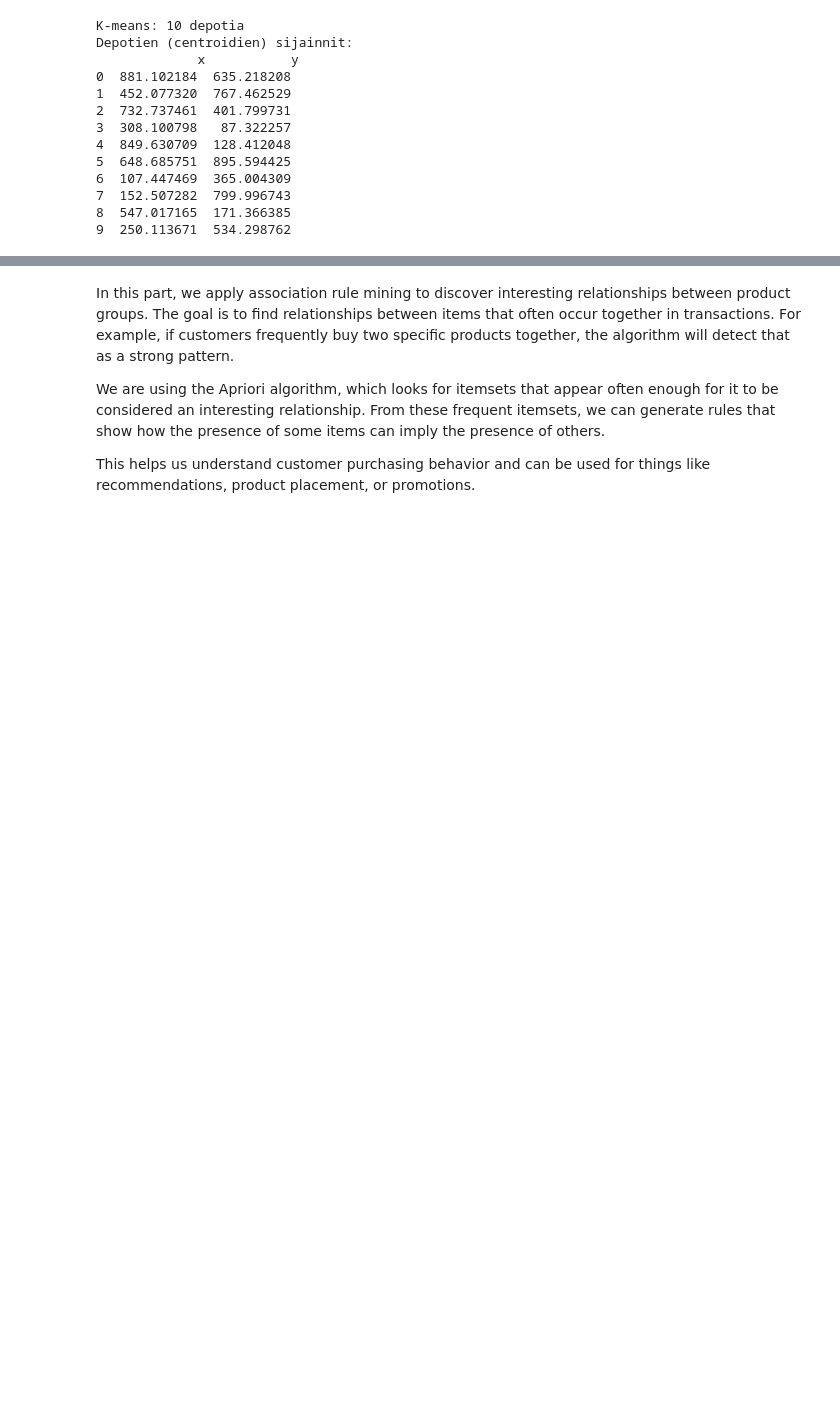
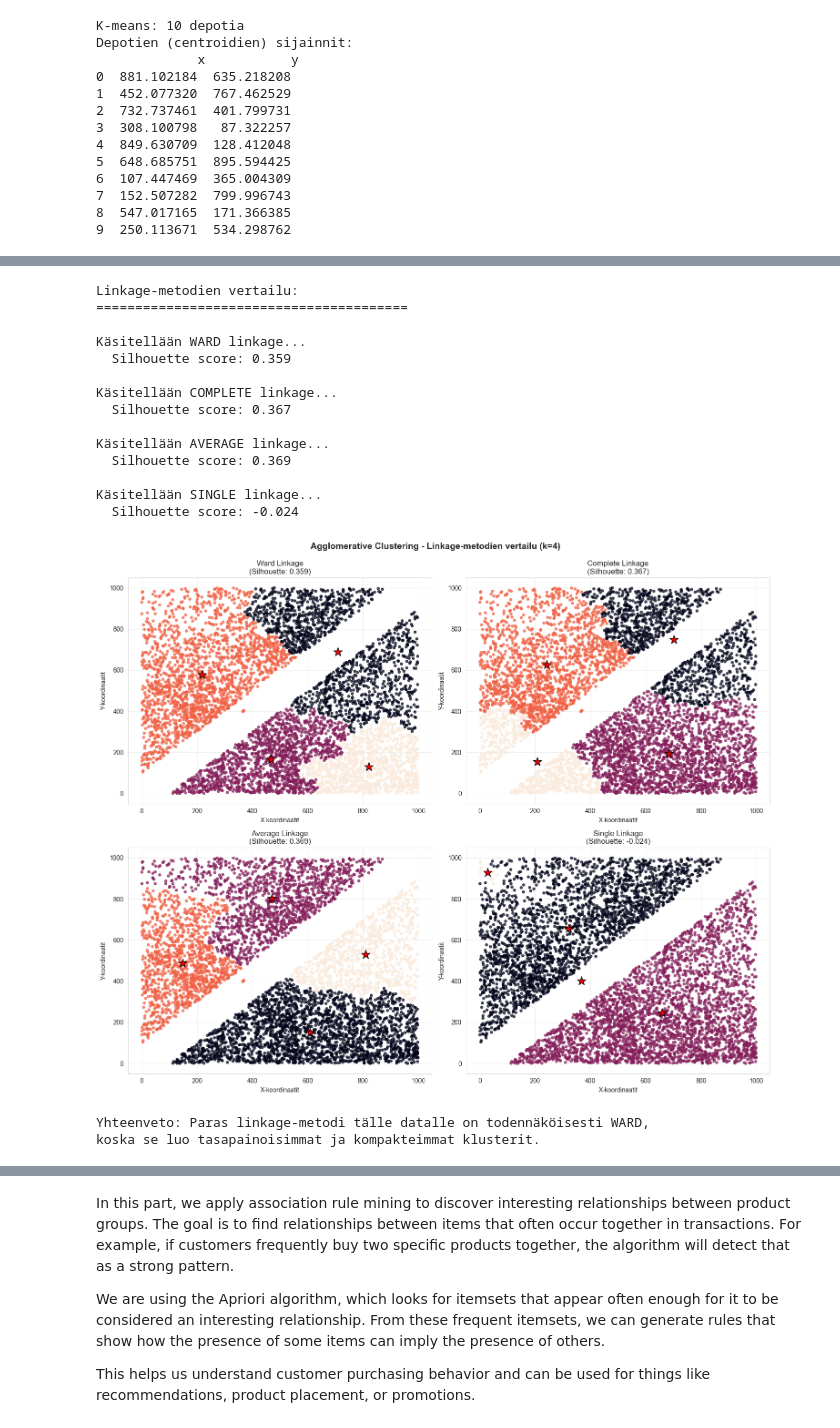
Before and after one commit to Itz-Ezu/DKKO_group6, a Jupyter notebook: drone_cluster/clusteringAndAssociation.ipynb, the cells around one changed output, grey strips where cells are left out. Saved outputs shown, nothing was run; the diff lists cells and outputs as text; code cells hidden in the pictures; blank space fills up the shorter version.

```diff
--- a/drone_cluster/clusteringAndAssociation.ipynb
+++ b/drone_cluster/clusteringAndAssociation.ipynb
@@ -346,0 +556,71 @@ plt.show()
+# %%
+# --- Tutkitaan eri linkage-metodeja agglomeratiivisessa klusteroinnissa ---
+
+# LINKAGE-METODIT SELITETTYNÄ:
+# • WARD: Minimoi klusterien sisäisen varianssin → kompaktit, tasapainoiset klusterit
+# • COMPLETE: Maksimaalinen etäisyys pisteiden välillä → tiukat, pyöreät klusterit
+# • AVERAGE: Keskimääräinen etäisyys → tasapainoinen kompromissi
+# • SINGLE: Minimaalinen etäisyys → altis "ketjuefektille" (epätasapainoisia)
+
+linkage_methods = ['ward', 'complete', 'average', 'single']  # Testattavat metodit
+n_clusters_test = 4  # Käytetään 4 klusteria vertailussa
+
+# Luodaan 2x2 kuvaaja-alusta neljälle metodille
+fig, axes = plt.subplots(2, 2, figsize=(15, 12))
+axes = axes.ravel()  # Muutetaan 2D taulukko 1D:ksi helpompaa indeksointia varten
+
+print("Linkage-metodien vertailu:")
+print("=" * 40)
+
+for i, linkage in enumerate(linkage_methods):
+    print(f"\nKäsitellään {linkage.upper()} linkage...")
+
+    # Luodaan agglomeratiivinen klusterointi käyttäen kyseistä metodia
+    agg = AgglomerativeClustering(n_clusters=n_clusters_test, linkage=linkage)
+    labels = agg.fit_predict(X_locations[["x", "y"]])
+
+    # Lasketaan centroidit manuaalisesti
+    centroids = []
+    for j in range(n_clusters_test):
+        cluster_points = X_locations[labels == j]
+        centroid = cluster_points.mean().values
+        centroids.append(centroid)
+    centroids = np.array(centroids)
+
+    # Lasketaan klusterien laatu silhouette scorella
+    sil_score = silhouette_score(X_locations[["x", "y"]], labels)
+    print(f"  Silhouette score: {sil_score:.3f}")
+
+    # Piirretään kuvaaja kyseiselle metodille
+    axes[i].scatter(X_locations["x"], X_locations["y"], c=labels, s=15, alpha=0.7)
+    axes[i].scatter(centroids[:, 0], centroids[:, 1], marker="*", c="red", s=200, edgecolors='black')
+    axes[i].set_xlabel("X-koordinaatit")
+    axes[i].set_ylabel("Y-koordinaatit")
+    axes[i].set_title(f"{linkage.capitalize()} Linkage\n(Silhouette: {sil_score:.3f})")
+    axes[i].grid(True, alpha=0.3)
+
+plt.tight_layout()  # Sopivat välit kuvaajien välille
+plt.suptitle(f"Agglomerative Clustering - Linkage-metodien vertailu (k={n_clusters_test})",
+             y=1.02, fontsize=14, fontweight='bold')
+plt.show()
+
+print(f"\nYhteenveto: Paras linkage-metodi tälle datalle on todennäköisesti WARD,")
+print("koska se luo tasapainoisimmat ja kompakteimmat klusterit.")
+# %% [output]
+Linkage-metodien vertailu:
+========================================
+
+Käsitellään WARD linkage...
+  Silhouette score: 0.359
+
+Käsitellään COMPLETE linkage...
+  Silhouette score: 0.367
+
+Käsitellään AVERAGE linkage...
+  Silhouette score: 0.369
+
+Käsitellään SINGLE linkage...
+  Silhouette score: -0.024
+[figure, added]
+Yhteenveto: Paras linkage-metodi tälle datalle on todennäköisesti WARD,
+koska se luo tasapainoisimmat ja kompakteimmat klusterit.
```
Also changed, not shown: parts of 60 cells of this notebook.
